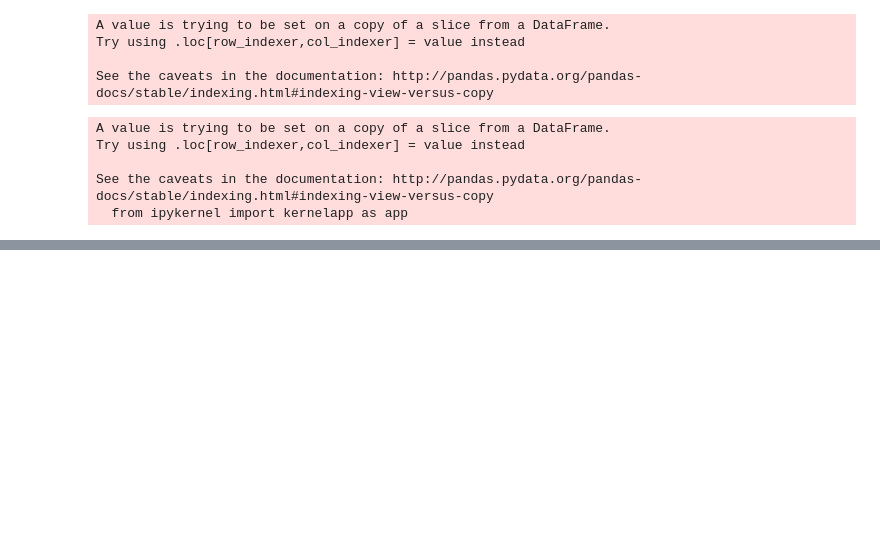
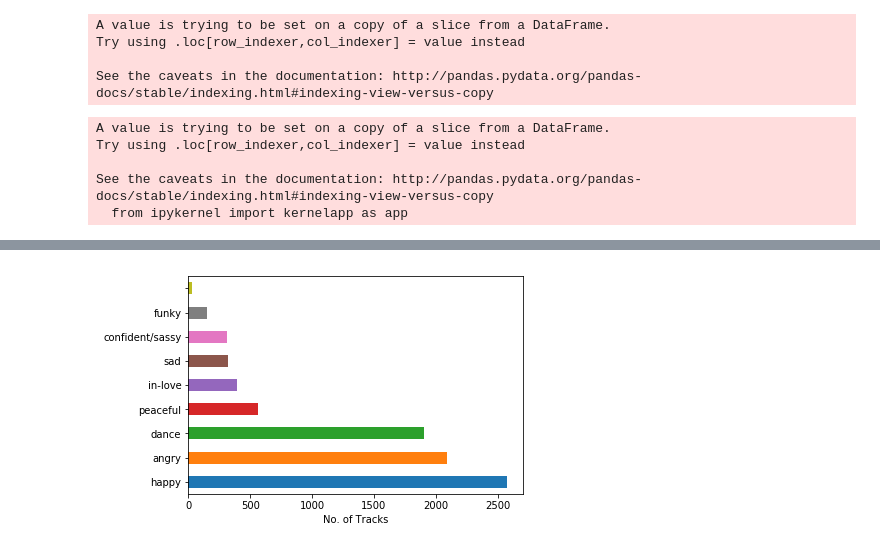
Before and after one commit to labs12-music-stream-selector/DS, a Jupyter notebook: aws-sagemaker-python-notebook.ipynb, the cells around one changed output, grey strips where cells are left out. Cells and saved outputs as stored; diff of their text form; code cells hidden in the pictures; blank space fills up the shorter version.

```diff
--- a/aws-sagemaker-python-notebook.ipynb
+++ b/aws-sagemaker-python-notebook.ipynb
@@ -458,0 +455,5 @@ mvp_df.to_csv('mvp.csv')
+# %%
+cols = genres_tags_df.columns.tolist()
+cols = cols[-1:] + cols[:-1]
+mood_genres_tags_df = genres_tags_df[cols]
+mood_genres_tags_df.head()
@@ -458,0 +491,9 @@ mvp_df.to_csv('mvp.csv')
+# %%
+# add simple data visualizations
+import matplotlib.pyplot as plt
+
+all_moods = mood_genres_tags_df['mood'].value_counts()
+all_moods.plot(kind='barh')
+plt.xlabel('No. of Tracks');
+# %% [output]
+[figure, added]
```
Also changed, not shown: parts of 47 cells of this notebook.
